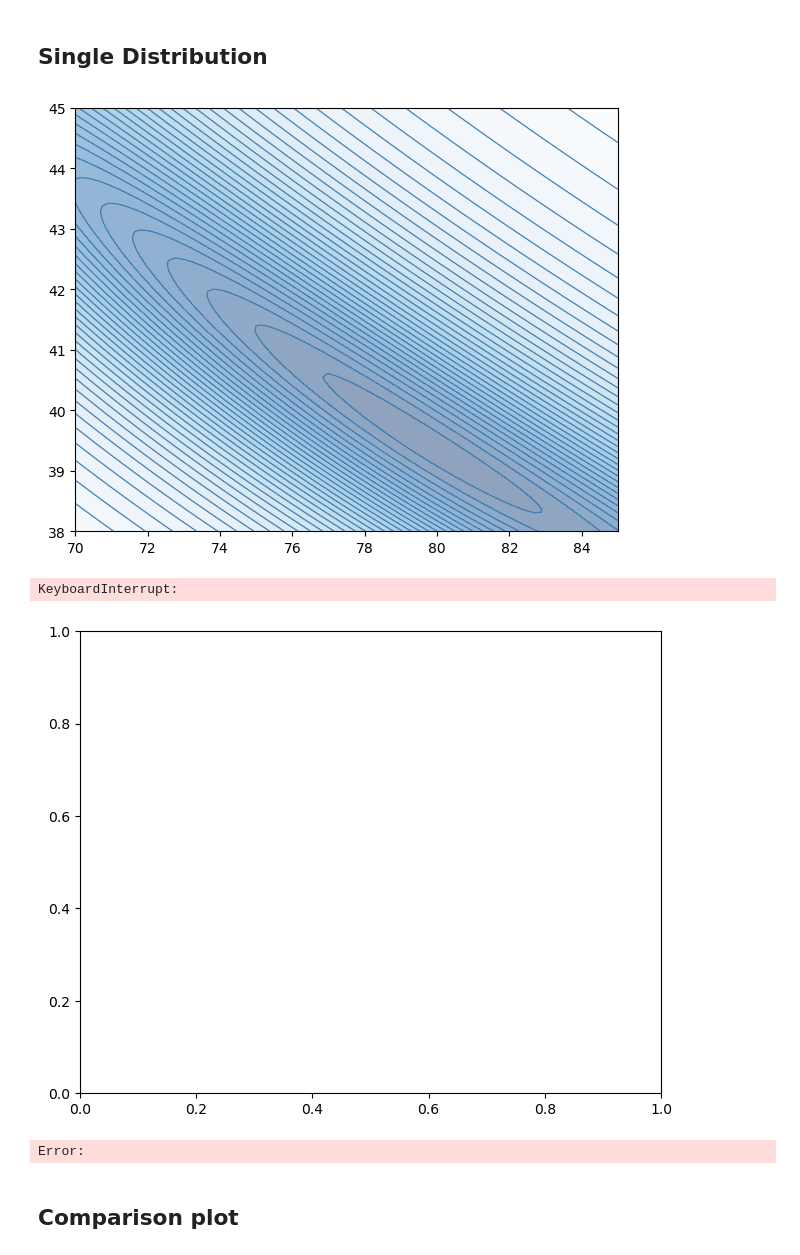
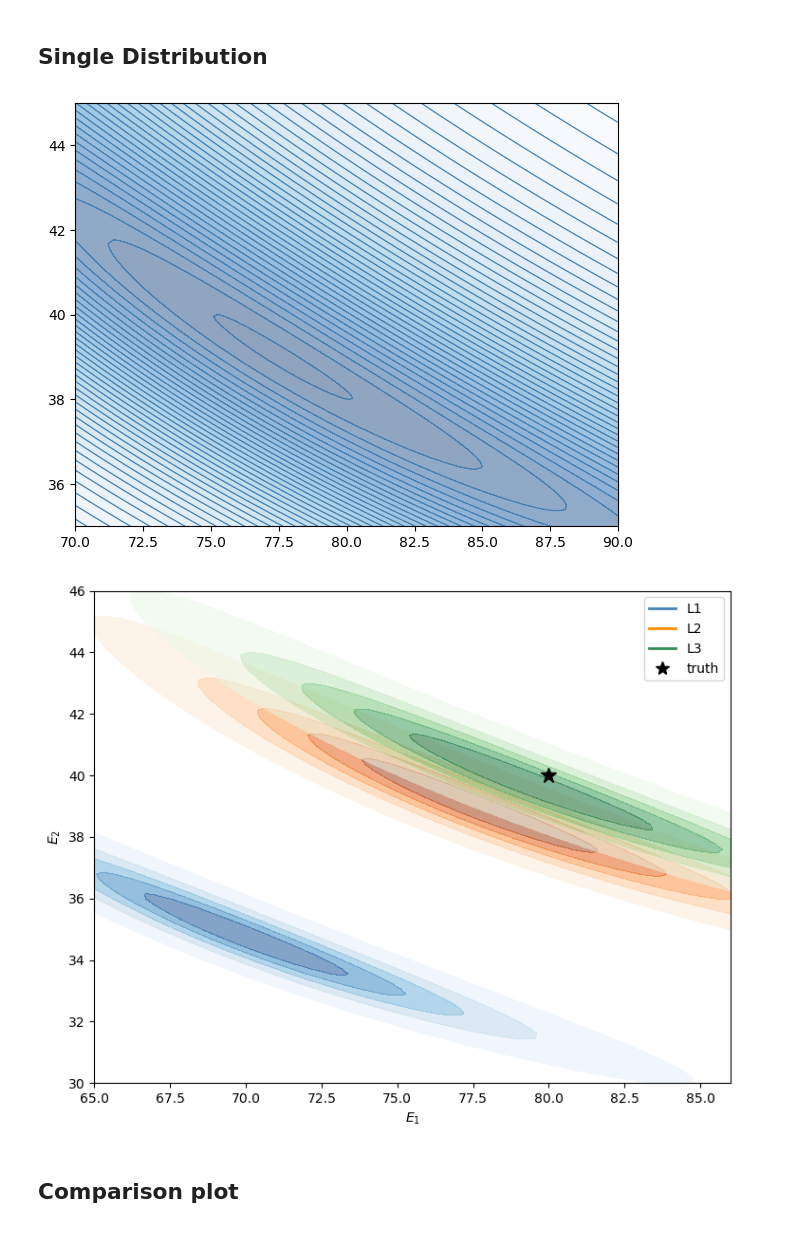
Before and after one commit to louisekluge/lin_el, a Jupyter notebook: multilevel_laminate2d_v2_young_lin.ipynb, the cells around one changed output. Drawn from its saved outputs; the diff is of its cells as text; code cells hidden in the pictures.

```diff
--- a/multilevel_laminate2d_v2_young_lin.ipynb
+++ b/multilevel_laminate2d_v2_young_lin.ipynb
@@ -102,7 +102,7 @@ class LinearElasticity:
 
         def sigma(u):
             E = E_field(x)
-            return lam(E) * ufl.nabla_div(u) * ufl.Identity(len(u)) + mu(E) * epsilon(u)
+            return lam(E) * ufl.nabla_div(u) * ufl.Identity(len(u)) + 2 * mu(E) * epsilon(u)
 
         # weak formulation
         a = inner(sigma(u), epsilon(v)) * dx
@@ -192,7 +192,7 @@ class LinearElasticity:
 
 _msh = mesh.create_rectangle(MPI.COMM_WORLD,
     [np.array([0, 0]), np.array([3, 1])],  # x goes from 0 → 3 instead of 0 → 1
-    [50, 10])
+    [15, 5])
 _msh.topology.create_entities(1)
 
 _msh2 = mesh.refine(_msh)[0]
@@ -204,7 +204,9 @@ _msh4 = mesh.refine(_msh3)[0]
 _msh4.topology.create_entities(1)
 _msh5 = mesh.refine(_msh4)[0]
 _msh5.topology.create_entities(1)
-_msh_data = mesh.refine(_msh5)[0]
+_msh6 = mesh.refine(_msh5)[0]
+_msh6.topology.create_entities(1)
+_msh_data = mesh.refine(_msh6)[0]
 
 _obs_msh = mesh.create_rectangle(
     MPI.COMM_WORLD,
@@ -484,14 +495,15 @@ def eval_ll3(gridpts):
 # %% [markdown]
 ## Single Distribution
 # %%
-t1_vals = np.linspace(70, 85, 100)
-t2_vals = np.linspace(38, 45, 100)
+t1_vals = np.linspace(70, 90, 100)
+t2_vals = np.linspace(35, 45, 100)
 T1, T2  = np.meshgrid(t1_vals, t2_vals)
 # Stack T1, T2 into an (N*N, 2) array of grid points
 gridpts = np.column_stack([T1.ravel(), T2.ravel()])
 
 # Evaluate — returns shape (N*N,)
 Z_flat = eval_ll2(gridpts)
+plt.show()
 # %%
 Z = -Z_flat.reshape(T1.shape)
 fig, ax = plt.subplots(figsize=(7, 5.5))
@@ -500,47 +512,45 @@ cf = ax.contourf(T1, T2, 1/Z, levels=40, cmap="Blues", alpha=0.45)
 
 cs = ax.contour(T1, T2, 1/Z, levels=40, colors="steelblue", linewidths=0.9);
 # %% [output]
-[figure, old version]
+[figure, new version]
 # %%
 def eval_loglike(model, loglike, gridpts):
     return np.array([loglike.loglike(model(theta)[0]) for theta in gridpts])
 
 # grid (consider 60x60 while iterating: 3 models x N^2 solves adds up)
-t1_vals = np.linspace(72, 84, 100)
-t2_vals = np.linspace(36, 42, 100)
+t1_vals = np.linspace(65, 86, 100)
+t2_vals = np.linspace(30, 46, 100)
 T1, T2 = np.meshgrid(t1_vals, t2_vals)
 gridpts = np.column_stack([T1.ravel(), T2.ravel()])
 
 surfaces = {
     "L1": (model1, my_loglike_1, "Blues",   "steelblue"),
     "L2": (model2, my_loglike_2, "Oranges", "darkorange"),
     "L3": (model3, my_loglike_3, "Greens",  "seagreen"),
 }
 
 fig, ax = plt.subplots(figsize=(7.5, 6))
-levels = np.linspace(0.05, 1, 9)   # contours of normalized likelihood
+levels = np.linspace(0.05, 1, 6)   # contours of normalized likelihood
 handles = []
 
 for label, (model, loglike, cmap, line_color) in surfaces.items():
     ll = eval_loglike(model, loglike, gridpts)
     L = np.exp(ll - ll.max()).reshape(T1.shape)   # normalized likelihood in [0, 1]
 
-    ax.contourf(T1, T2, L, levels=levels, cmap=cmap, alpha=0.40)
+    ax.contourf(T1, T2, L, levels=levels, cmap=cmap, alpha=0.5)
     #ax.contour(T1, T2, L, levels=levels, colors=line_color, linewidths=0.9, alpha=0.9)
     handles.append(plt.Line2D([], [], color=line_color, lw=2, label=label))
 
 ax.plot(*true_parameters, "k*", ms=12, label="truth")
 handles.append(plt.Line2D([], [], color="k", marker="*", ls="", ms=10, label="truth"))
 
 ax.set_xlabel(r"$E_1$")
 ax.set_ylabel(r"$E_2$")
 ax.legend(handles=handles, loc="upper right")
 plt.tight_layout()
 plt.show()
 # %% [output]
-KeyboardInterrupt:
-[figure, old version]
+[figure, new version]
-Error:
 # %% [markdown]
 ## Comparison plot
 # %%
```
Also changed, not shown: parts of 20 cells of this notebook, 28 other files.
